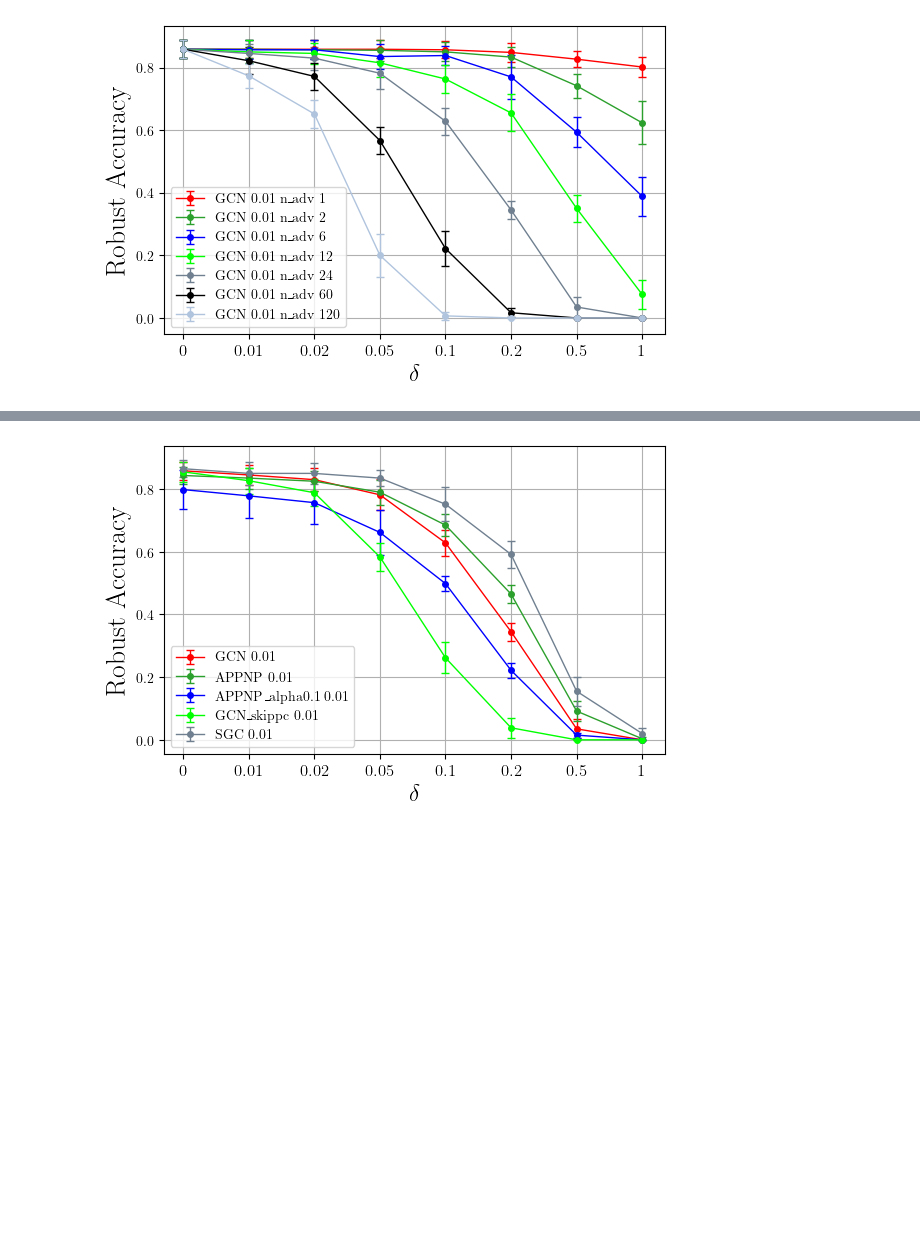
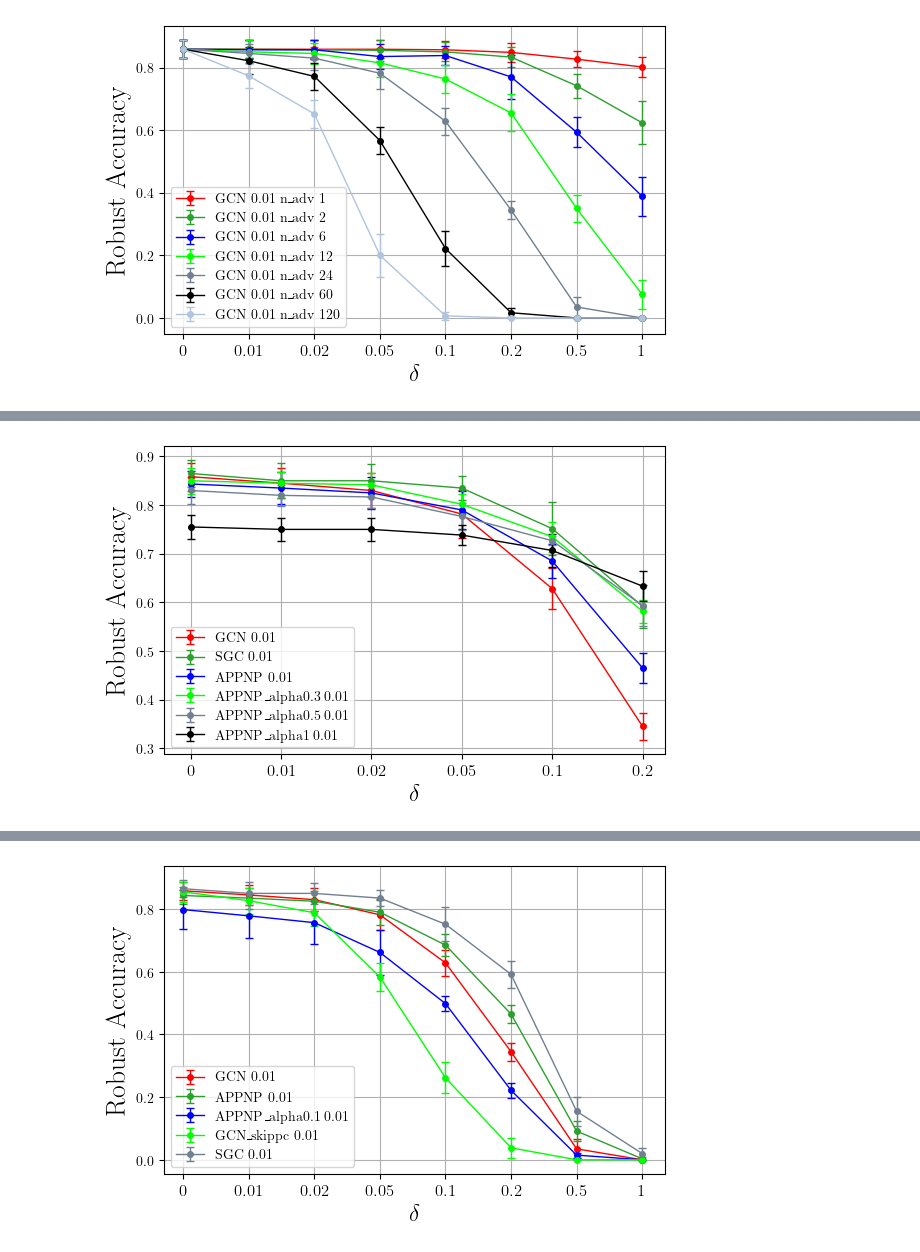
Before and after one commit to saper0/qpcert, a Jupyter notebook: notebooks/certification/l_cert_gcn.ipynb, the cells around one changed output, grey strips where cells are left out. Cells and saved outputs as stored; diff of their text form; code cells hidden in the pictures; blank space fills up the shorter version.

```diff
--- a/notebooks/certification/l_cert_gcn.ipynb
+++ b/notebooks/certification/l_cert_gcn.ipynb
@@ -120,0 +140,8 @@ KeyError: 0.01
+# %%
+C_l = [0.01]
+delta_l = [0, 0.01, 0.02, 0.05, 0.1, 0.2]
+models = ["GCN", "SGC", "APPNP", "APPNP_alpha0.3", "APPNP_alpha0.5", "APPNP_alpha1"]
+experiment_manager.plot_robust_acc_delta(K, models, C_l, attack_nodes,
+                                         n_adv=24, delta_l=delta_l)
+# %% [output]
+[figure, added]
```
Also changed, not shown: parts of 9 cells of this notebook, 24 other files.
